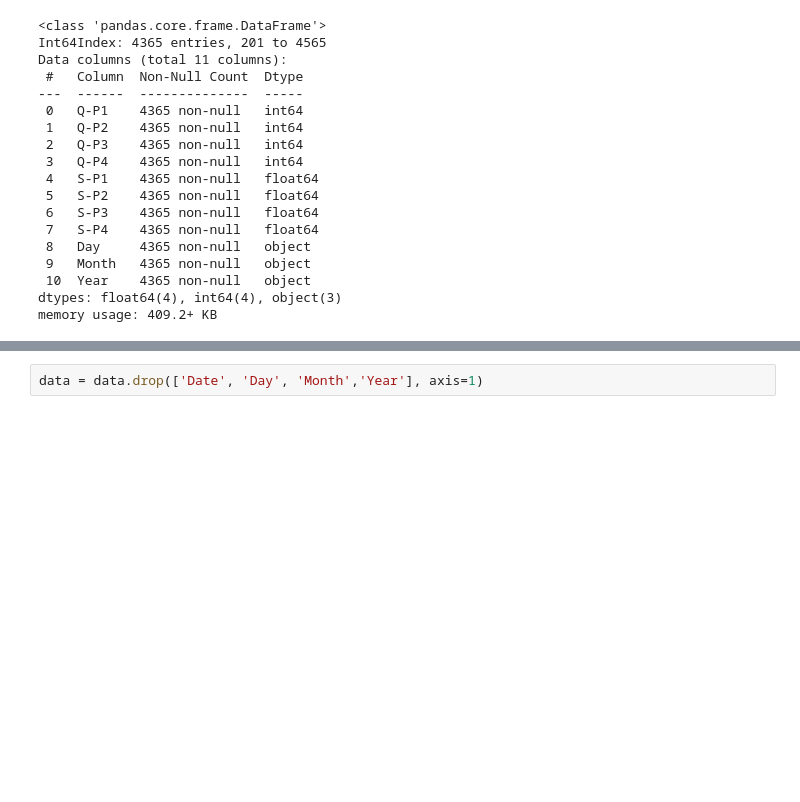
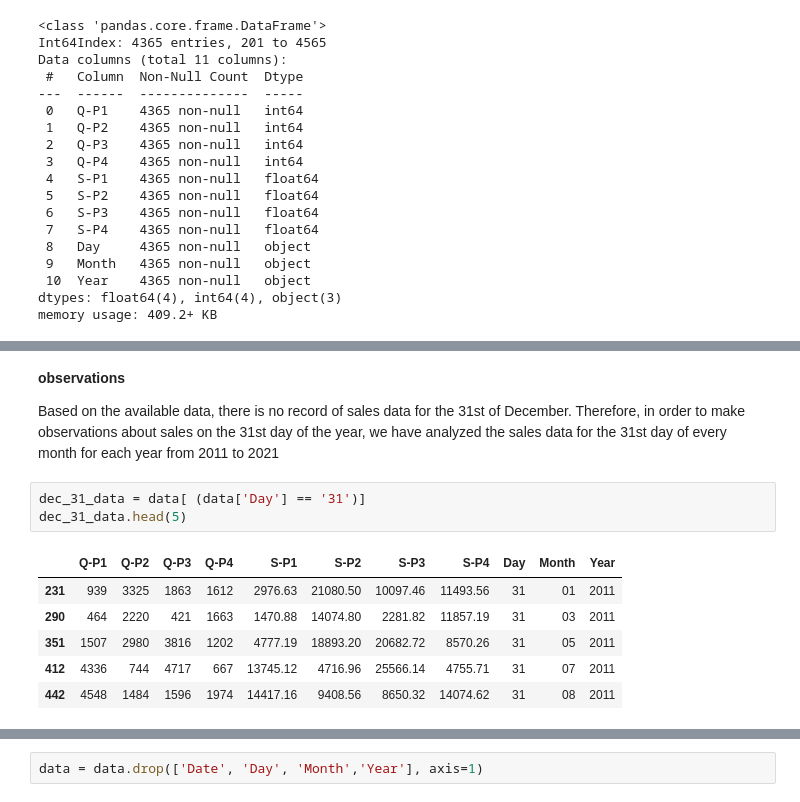
Before and after one commit to chandru1003/Data--Projects, a Jupyter notebook: Product Sales Data/product-sales-data.ipynb, the cells around one changed output, grey strips where cells are left out. Saved outputs shown, nothing was run; the diff lists cells and outputs as text; blank space fills up the shorter version.

```diff
--- a/Product Sales Data/product-sales-data.ipynb
+++ b/Product Sales Data/product-sales-data.ipynb
@@ -260,0 +241,14 @@ plt.show()
+# %% [markdown]
+**observations**
+
+Based on the available data, there is no record of sales data for the 31st of December. Therefore, in order to make observations about sales on the 31st day of the year, we have analyzed the sales data for the 31st day of every month for each year from 2011 to 2021
+# %%
+dec_31_data = data[ (data['Day'] == '31')]
+dec_31_data.head(5)
+# %% [output]
+|  | Q-P1 | Q-P2 | Q-P3 | Q-P4 | S-P1 | S-P2 | S-P3 | S-P4 | Day | Month | Year |
+| 231 | 939 | 3325 | 1863 | 1612 | 2976.63 | 21080.50 | 10097.46 | 11493.56 | 31 | 01 | 2011 |
+| 290 | 464 | 2220 | 421 | 1663 | 1470.88 | 14074.80 | 2281.82 | 11857.19 | 31 | 03 | 2011 |
+| 351 | 1507 | 2980 | 3816 | 1202 | 4777.19 | 18893.20 | 20682.72 | 8570.26 | 31 | 05 | 2011 |
+| 412 | 4336 | 744 | 4717 | 667 | 13745.12 | 4716.96 | 25566.14 | 4755.71 | 31 | 07 | 2011 |
+| 442 | 4548 | 1484 | 1596 | 1974 | 14417.16 | 9408.56 | 8650.32 | 14074.62 | 31 | 08 | 2011 |
```
Also changed, not shown: parts of 18 cells of this notebook.
